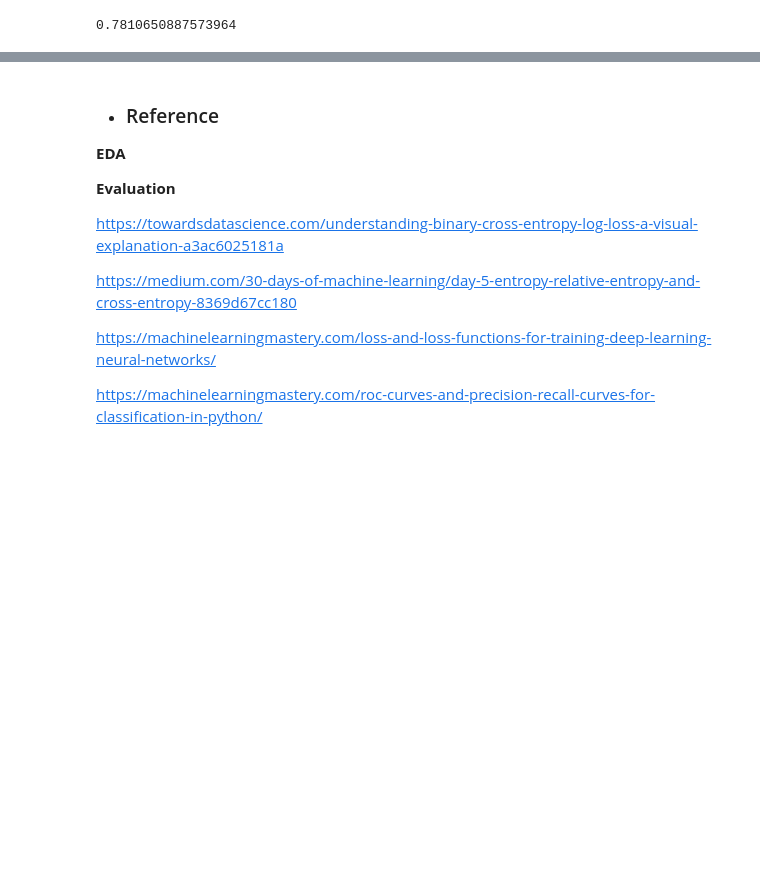
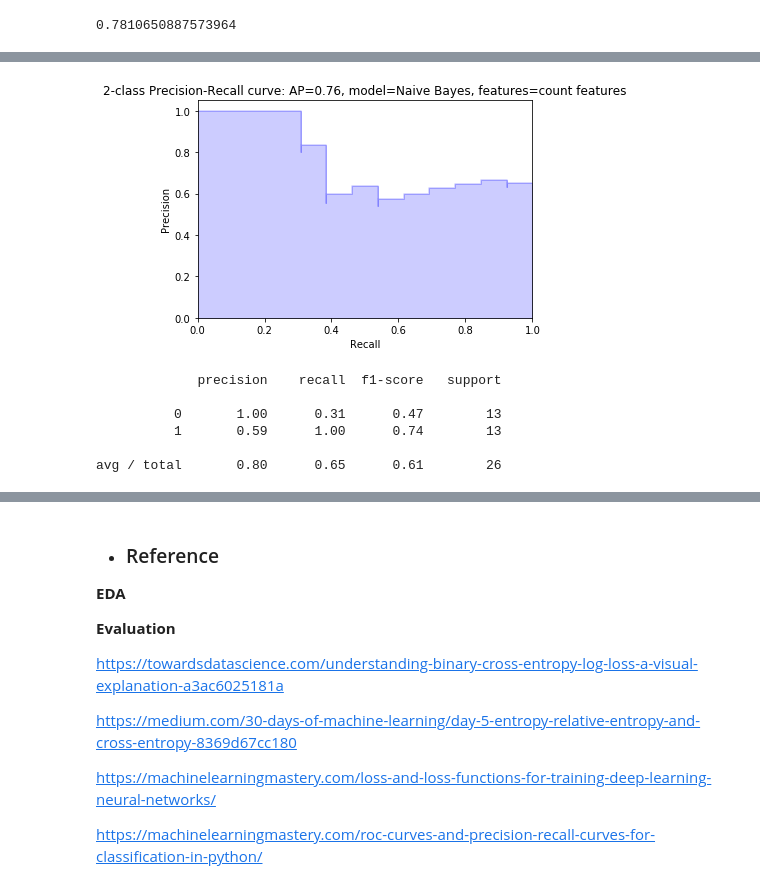
Before and after one commit to ck-unifr/german-wings-airline-challenge, a Jupyter notebook: german-wings-review.ipynb, the cells around one changed output, grey strips where cells are left out. Saved outputs shown, nothing was run; the diff lists cells and outputs as text; code cells hidden in the pictures; blank space fills up the shorter version.

```diff
--- a/german-wings-review.ipynb
+++ b/german-wings-review.ipynb
@@ -775,0 +801,7 @@ roc_auc_score(yvalid, predictions[:, 1])
+# %%
+# Fitting a simple Naive Bayes on Counts
+clf = MultinomialNB()
+clf.fit(xtrain_ctv, ytrain)
+
+predictions = clf.predict_proba(xvalid_ctv)
+ypred = clf.predict(xvalid_ctv)
@@ -775,0 +812,13 @@ roc_auc_score(yvalid, predictions[:, 1])
+# %%
+plot_pr_curve(yvalid, predictions[:, 1], model_name='Naive Bayes', features='count features')
+# %% [output]
+[figure, added]
+# %%
+print(classification_report(yvalid.values, ypred))
+# %% [output]
+             precision    recall  f1-score   support
+
+          0       1.00      0.31      0.47        13
+          1       0.59      1.00      0.74        13
+
+avg / total       0.80      0.65      0.61        26
```
Also changed, not shown: parts of 18 cells of this notebook.
